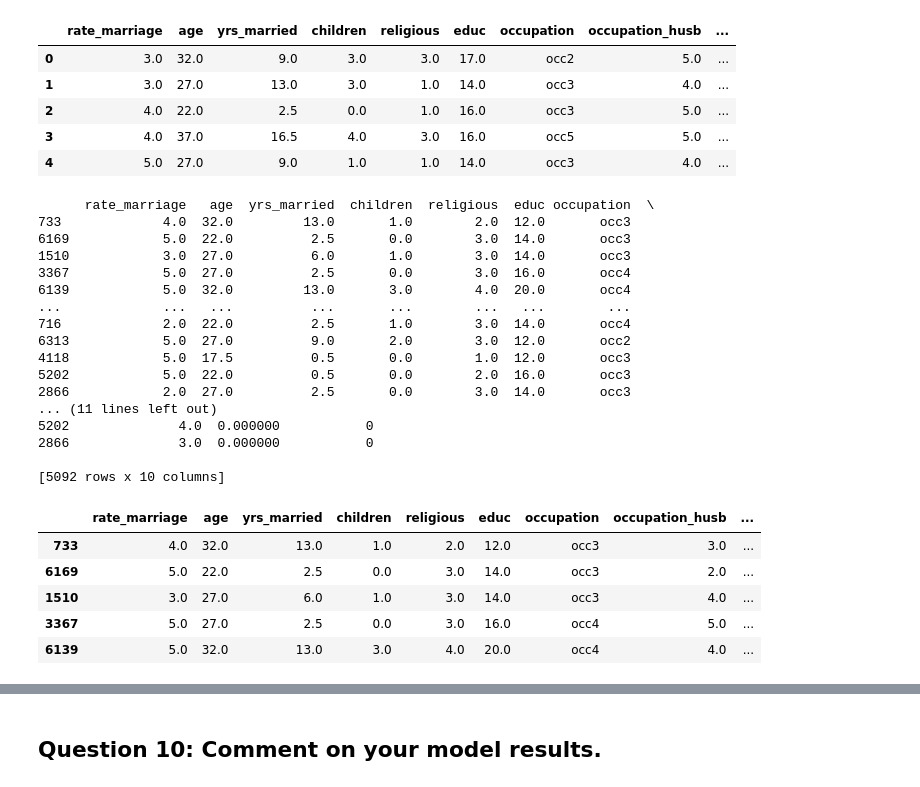
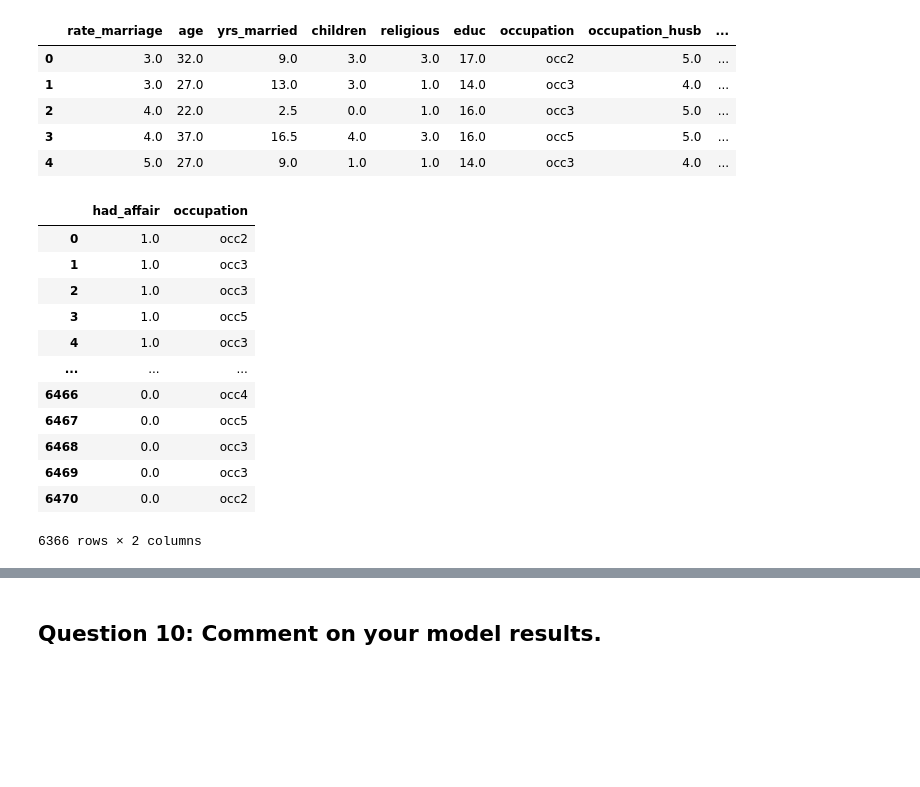
Before and after one commit to sethjmarcus/381-Data-Analytics, a Jupyter notebook: Notebooks/DA_HW_2_fast_last.ipynb, the cells around one changed output, grey strips where cells are left out. Drawn from its saved outputs; the diff is of its cells as text; code cells hidden in the pictures; blank space fills up the shorter version.

```diff
--- a/Notebooks/DA_HW_2_fast_last.ipynb
+++ b/Notebooks/DA_HW_2_fast_last.ipynb
@@ -757,29 +757,25 @@ df.head()
 | 4 | 5.0 | 27.0 | 9.0 | 1.0 | 1.0 | 14.0 | occ3 | 4.0 | ... |
 # %%
 train_df = df.sample(int(df.shape[0] * 0.8))
-print(train_df)
-train_df.head()
+#print(train_df)
+#train_df.head()
-# %% [output]
-      rate_marriage   age  yrs_married  children  religious  educ occupation  \
-733             4.0  32.0         13.0       1.0        2.0  12.0       occ3
-6169            5.0  22.0          2.5       0.0        3.0  14.0       occ3
-1510            3.0  27.0          6.0       1.0        3.0  14.0       occ3
-3367            5.0  27.0          2.5       0.0        3.0  16.0       occ4
-6139            5.0  32.0         13.0       3.0        4.0  20.0       occ4
-...             ...   ...          ...       ...        ...   ...        ...
-716             2.0  22.0          2.5       1.0        3.0  14.0       occ4
-6313            5.0  27.0          9.0       2.0        3.0  12.0       occ2
-4118            5.0  17.5          0.5       0.0        1.0  12.0       occ3
-5202            5.0  22.0          0.5       0.0        2.0  16.0       occ3
-2866            2.0  27.0          2.5       0.0        3.0  14.0       occ3
-... (11 lines left out)
-5202              4.0  0.000000           0
-2866              3.0  0.000000           0
-
-[5092 rows x 10 columns]
-|  | rate_marriage | age | yrs_married | children | religious | educ | occupation | occupation_husb | ... |
-| 733 | 4.0 | 32.0 | 13.0 | 1.0 | 2.0 | 12.0 | occ3 | 3.0 | ... |
-| 6169 | 5.0 | 22.0 | 2.5 | 0.0 | 3.0 | 14.0 | occ3 | 2.0 | ... |
-| 1510 | 3.0 | 27.0 | 6.0 | 1.0 | 3.0 | 14.0 | occ3 | 4.0 | ... |
-| 3367 | 5.0 | 27.0 | 2.5 | 0.0 | 3.0 | 16.0 | occ4 | 5.0 | ... |
-| 6139 | 5.0 | 32.0 | 13.0 | 3.0 | 4.0 | 20.0 | occ4 | 4.0 | ... |
+# %%
+affair = df[df['had_affair'] == 1]
+affair = affair['had_affair']
+df2 = pd.concat([affair, df['occupation']], axis = 1)
+df2 = df2.fillna(0)
+df2
+# %% [output]
+|  | had_affair | occupation |
+| 0 | 1.0 | occ2 |
+| 1 | 1.0 | occ3 |
+| 2 | 1.0 | occ3 |
+| 3 | 1.0 | occ5 |
+| 4 | 1.0 | occ3 |
+| ... | ... | ... |
+| 6466 | 0.0 | occ4 |
+| 6467 | 0.0 | occ5 |
+| 6468 | 0.0 | occ3 |
+| 6469 | 0.0 | occ3 |
+| 6470 | 0.0 | occ2 |
+6366 rows × 2 columns
```
Also changed, not shown: parts of 22 cells of this notebook.
